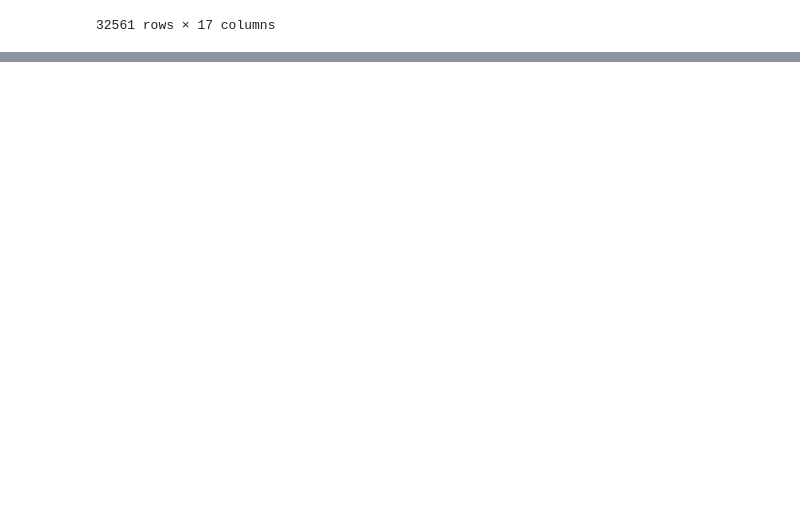
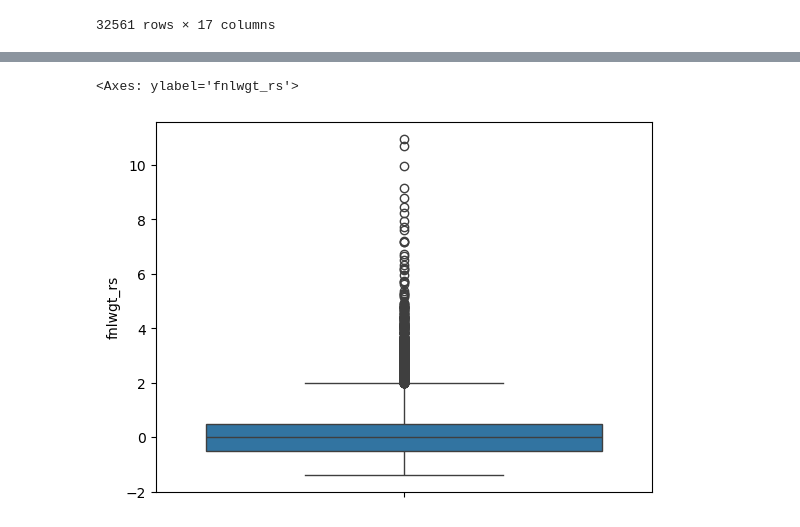
Before and after one commit to Satyam-10124/machine_learning, a Jupyter notebook: DataPreprocess.ipynb, the cells around one changed output, grey strips where cells are left out. Drawn from its saved outputs; the diff is of its cells as text; code cells hidden in the pictures; blank space fills up the shorter version.

```diff
--- a/DataPreprocess.ipynb
+++ b/DataPreprocess.ipynb
@@ -239,0 +275,6 @@ sns.pairplot(data = df)
+# %%
+# plt.hist(df.fnlwgt_rs)
+sns.boxplot(data = df.fnlwgt_rs)
+# %% [output]
+<Axes: ylabel='fnlwgt_rs'>
+[figure, added]
```
Also changed, not shown: parts of 28 cells of this notebook, 3 other files.
